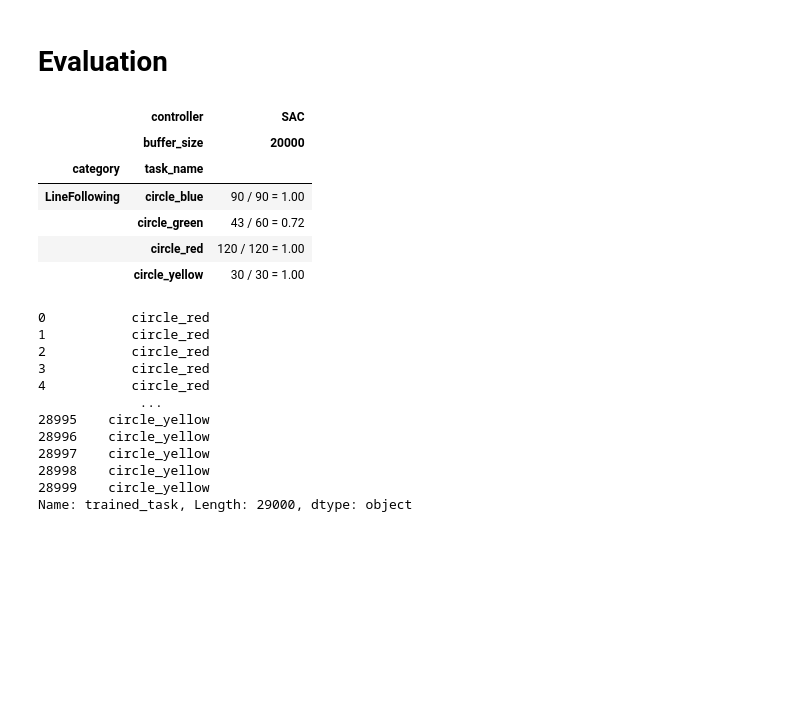
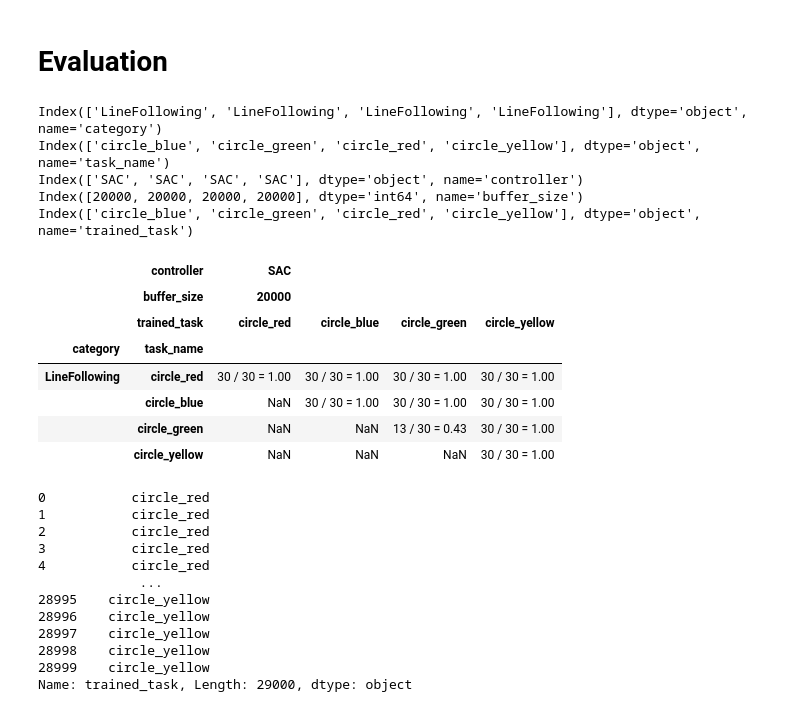
Before and after one commit to thd-research/regelum-playground, a Jupyter notebook: notebooks/check_log.ipynb, the cells around one changed output. Drawn from its saved outputs; the diff is of its cells as text; code cells hidden in the pictures; blank space fills up the shorter version.

```diff
--- a/notebooks/check_log.ipynb
+++ b/notebooks/check_log.ipynb
@@ -112,7 +112,8 @@ if single_load:
 
     if start_datetime_str == end_datetime_str:
         actor_df = get_mlruns_info(start_datetime_str,
-                                    end_datetime_str)
+                                    end_datetime_str,
+                                    reload=True,)
         actor_df["experiment_path"] = df.experiment_path.unique()[0]
 else:
     chosen = "train"
@@ -393,7 +412,7 @@ analyse_group_df
 df = postprocess_linefollowing(df)
 
 if "eval" in df.phase.unique():
-    analyse_group_df = df[np.logical_and(df.phase == "eval", df.trained_task == "eval")].reset_index().groupby(["task_name", "iteration_id"])
+    analyse_group_df = df[df.phase == "eval"].reset_index().groupby(["task_name", "iteration_id"])
 
     if "catch_the_line" in df.columns:
         agg = dict.fromkeys(df.columns.difference(['catch_the_line', "task_name", "iteration_id"]), 'last')
@@ -414,41 +433,48 @@ if "eval" in df.phase.unique():
             if row.task_name in ["red", "green"]:
                 return row.running_objective != -10
 
         if row.category == "RobotPursuit":
             return row.running_objective == 10
 
         return False
 
     def aggregate_function(series):
         sucess = np.sum(series)
         total = series.count()
         return "{:02.0f} / {:02.0f} = {:03.2f}".format(sucess, total, np.round(sucess / total, 2))
 
     analyse_group_df = analyse_group_df.reset_index()
     analyse_group_df["completion"] = analyse_group_df.apply(is_solved_task, axis=1)
 
     analyse_group_df.buffer_size = analyse_group_df.buffer_size.apply(lambda x: 20000 if x == 25000 else x)
     # analyse_group_df = analyse_group_df.set_index(['controller', 'category', 'buffer_size'])
 
     pivot_table = pd.pivot_table(
         analyse_group_df.reset_index(),
-        columns=['controller', 'buffer_size'],
+        columns=['controller', 'buffer_size', 'trained_task'],
         index=["category", "task_name"],
         values="completion", aggfunc=aggregate_function
     )
 
 else:
     pivot_table = None
 
 pivot_table
+pivot_table.sort_index(key=experiment_sort_index, ascending=True).sort_index(key=experiment_sort_index, axis=1, ascending=True)
 # %% [output]
+Index(['LineFollowing', 'LineFollowing', 'LineFollowing', 'LineFollowing'], dtype='object', name='category')
+Index(['circle_blue', 'circle_green', 'circle_red', 'circle_yellow'], dtype='object', name='task_name')
+Index(['SAC', 'SAC', 'SAC', 'SAC'], dtype='object', name='controller')
+Index([20000, 20000, 20000, 20000], dtype='int64', name='buffer_size')
+Index(['circle_blue', 'circle_green', 'circle_red', 'circle_yellow'], dtype='object', name='trained_task')
-|  | controller | SAC |
-|  | buffer_size | 20000 |
-| category | task_name |  |
-| LineFollowing | circle_blue | 90 / 90 = 1.00 |
-|  | circle_green | 43 / 60 = 0.72 |
-|  | circle_red | 120 / 120 = 1.00 |
-|  | circle_yellow | 30 / 30 = 1.00 |
+|  | controller | SAC |  |  |  |
+|  | buffer_size | 20000 |  |  |  |
+|  | trained_task | circle_red | circle_blue | circle_green | circle_yellow |
+| category | task_name |  |  |  |  |
+| LineFollowing | circle_red | 30 / 30 = 1.00 | 30 / 30 = 1.00 | 30 / 30 = 1.00 | 30 / 30 = 1.00 |
+|  | circle_blue | NaN | 30 / 30 = 1.00 | 30 / 30 = 1.00 | 30 / 30 = 1.00 |
+|  | circle_green | NaN | NaN | 13 / 30 = 0.43 | 30 / 30 = 1.00 |
+|  | circle_yellow | NaN | NaN | NaN | 30 / 30 = 1.00 |
 # %%
 check_df = df.sort_values(["iteration_id", "step_id"])
 check_df["trained_task"] = check_df.apply(lambda row: row.task_name if row.phase == "train" else pd.NA, axis=1)
```
Also changed, not shown: parts of 2 cells of this notebook.
